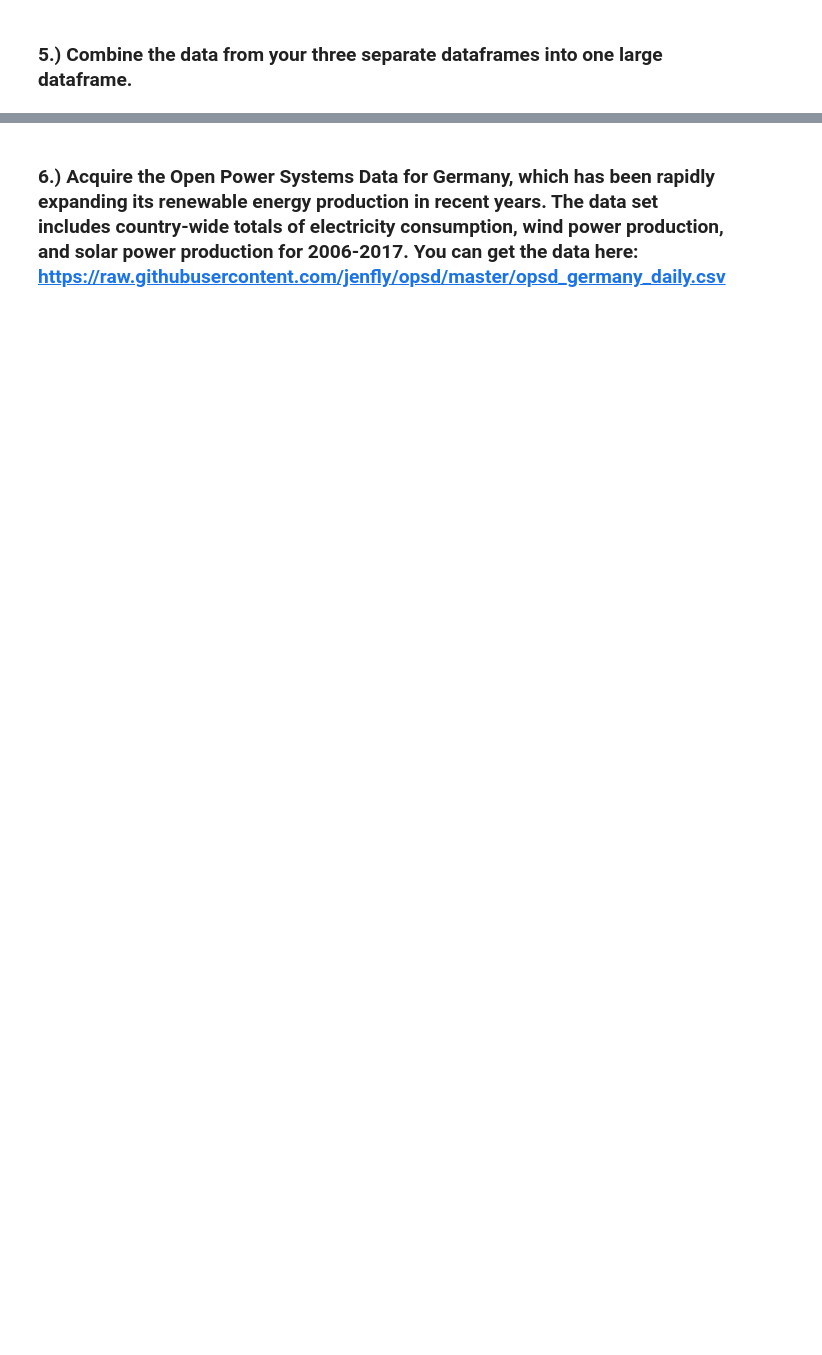
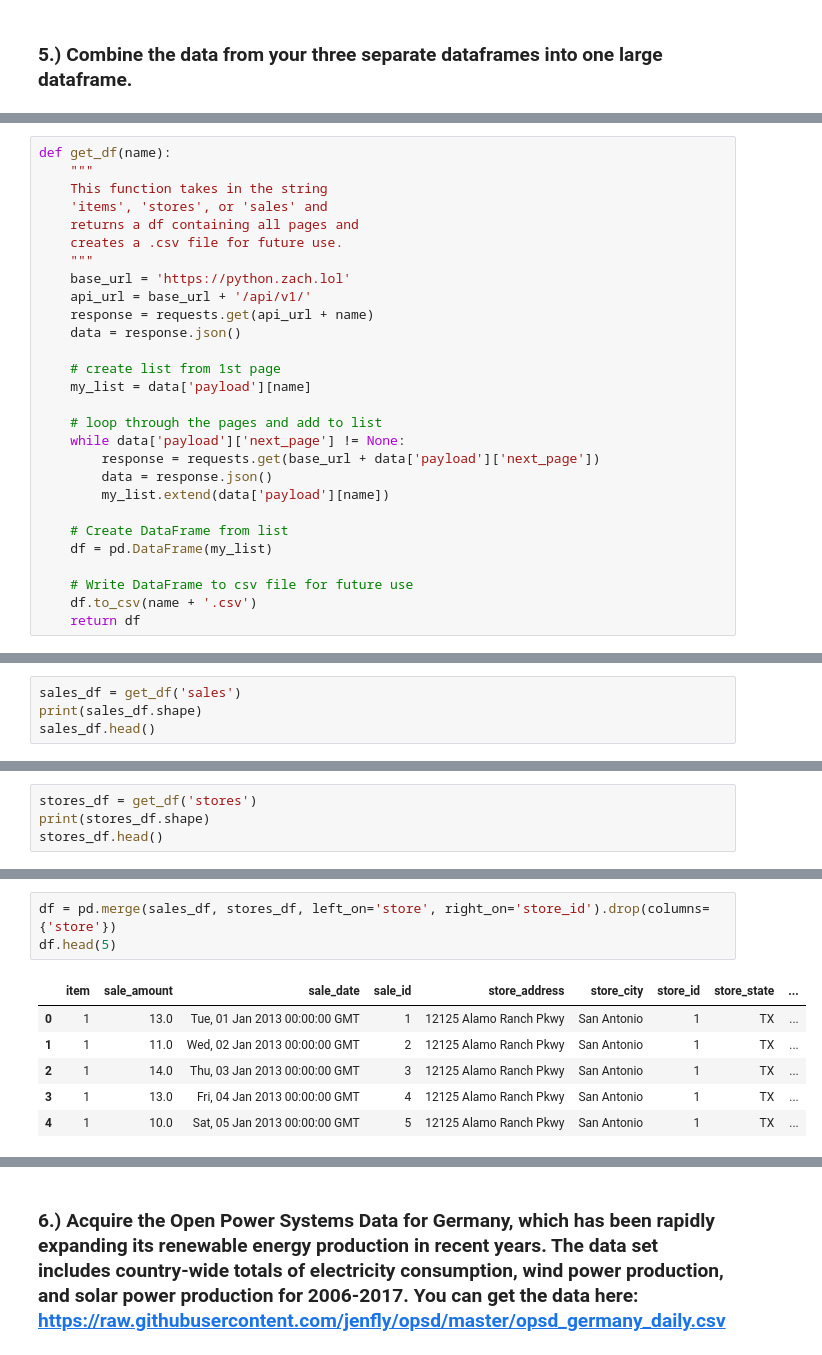
Before and after one commit to nickjoseph210/ds-methodologies-exercises, a Jupyter notebook: time_series/time_series_exercise1.ipynb, the cells around one changed output, grey strips where cells are left out. Saved outputs shown, nothing was run; the diff lists cells and outputs as text; blank space fills up the shorter version.

```diff
--- a/time_series/time_series_exercise1.ipynb
+++ b/time_series/time_series_exercise1.ipynb
@@ -602,0 +612,28 @@ super_df.head()
+# %%
+def get_df(name):
+    """
+    This function takes in the string
+    'items', 'stores', or 'sales' and
+    returns a df containing all pages and
+    creates a .csv file for future use.
+    """
+    base_url = 'https://python.zach.lol'
+    api_url = base_url + '/api/v1/'
+    response = requests.get(api_url + name)
+    data = response.json()
+
+    # create list from 1st page
+    my_list = data['payload'][name]
+
+    # loop through the pages and add to list
+    while data['payload']['next_page'] != None:
+        response = requests.get(base_url + data['payload']['next_page'])
+        data = response.json()
+        my_list.extend(data['payload'][name])
+
+    # Create DataFrame from list
+    df = pd.DataFrame(my_list)
+
+    # Write DataFrame to csv file for future use
+    df.to_csv(name + '.csv')
+    return df
@@ -602,0 +652,4 @@ super_df.head()
+# %%
+sales_df = get_df('sales')
+print(sales_df.shape)
+sales_df.head()
@@ -602,0 +664,4 @@ super_df.head()
+# %%
+stores_df = get_df('stores')
+print(stores_df.shape)
+stores_df.head()
@@ -602,0 +676,10 @@ super_df.head()
+# %%
+df = pd.merge(sales_df, stores_df, left_on='store', right_on='store_id').drop(columns={'store'})
+df.head(5)
+# %% [output]
+|  | item | sale_amount | sale_date | sale_id | store_address | store_city | store_id | store_state | ... |
+| 0 | 1 | 13.0 | Tue, 01 Jan 2013 00:00:00 GMT | 1 | 12125 Alamo Ranch Pkwy | San Antonio | 1 | TX | ... |
+| 1 | 1 | 11.0 | Wed, 02 Jan 2013 00:00:00 GMT | 2 | 12125 Alamo Ranch Pkwy | San Antonio | 1 | TX | ... |
+| 2 | 1 | 14.0 | Thu, 03 Jan 2013 00:00:00 GMT | 3 | 12125 Alamo Ranch Pkwy | San Antonio | 1 | TX | ... |
+| 3 | 1 | 13.0 | Fri, 04 Jan 2013 00:00:00 GMT | 4 | 12125 Alamo Ranch Pkwy | San Antonio | 1 | TX | ... |
+| 4 | 1 | 10.0 | Sat, 05 Jan 2013 00:00:00 GMT | 5 | 12125 Alamo Ranch Pkwy | San Antonio | 1 | TX | ... |
```
Also changed, not shown: parts of 16 cells of this notebook.
